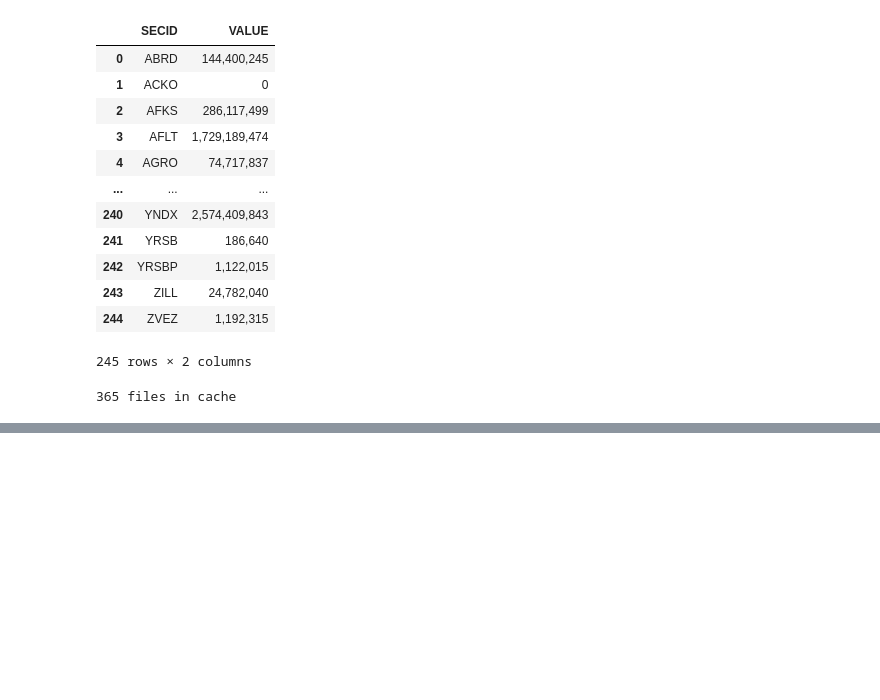
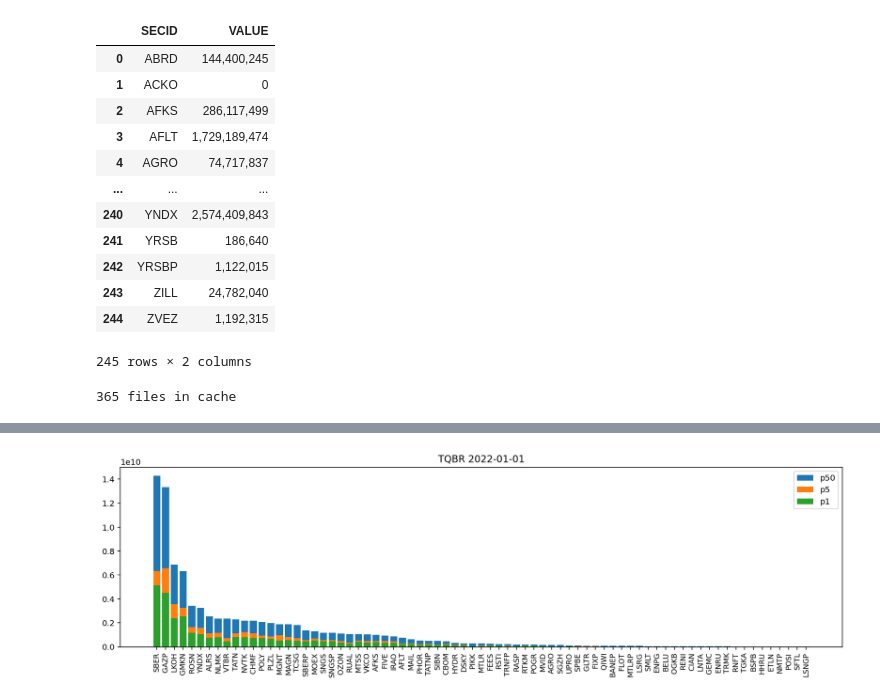
Before and after one commit to AlekseyMartynov/notebooks, a Jupyter notebook: notebooks/20230423-moex-liquidity.ipynb, the cells around one changed output, grey strips where cells are left out. Drawn from its saved outputs; the diff is of its cells as text; code cells hidden in the pictures; blank space fills up the shorter version.

```diff
--- a/notebooks/20230423-moex-liquidity.ipynb
+++ b/notebooks/20230423-moex-liquidity.ipynb
@@ -185,0 +192,8 @@ build_report('TQTF').head(50)
+# %%
+REPORT = build_report()
+
+plt.figure()
+plot_bars(75)
+plt.show()
+# %% [output]
+[figure, added]
```
Also changed, not shown: parts of 18 cells of this notebook.
